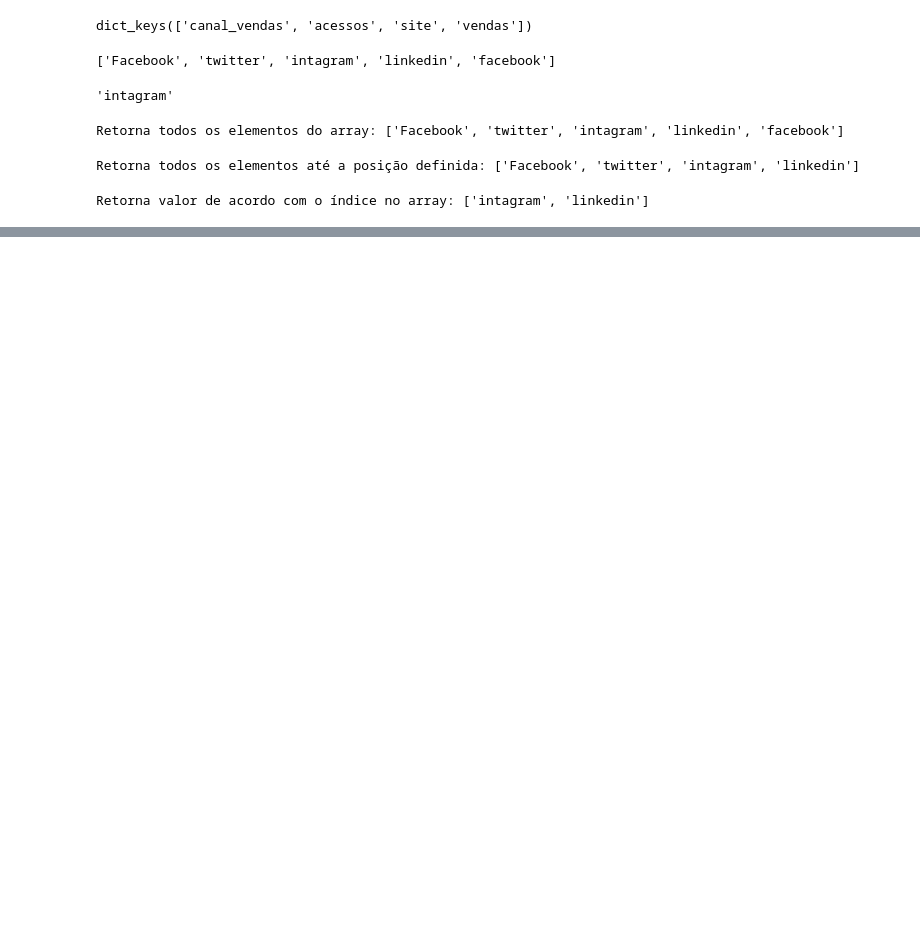
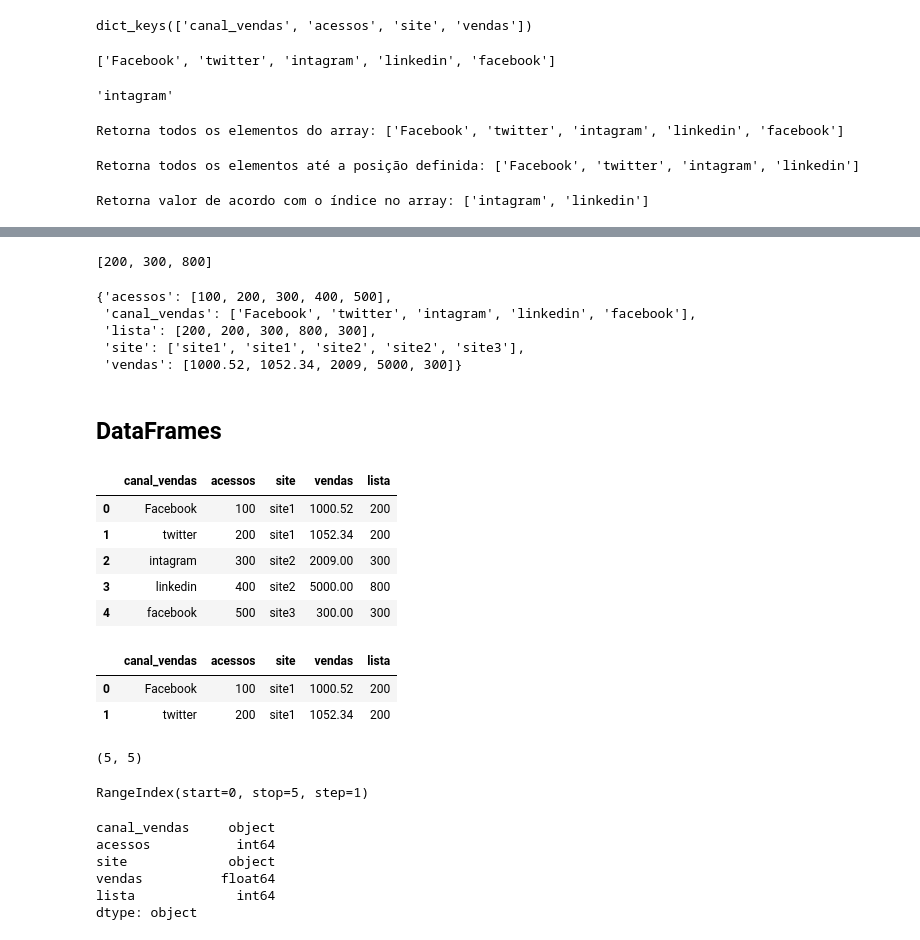
Before and after one commit to mr-dnl/aceleradev-codenation, a Jupyter notebook: aceleradev_semana2.ipynb, the cells around one changed output, grey strips where cells are left out. Saved outputs shown, nothing was run; the diff lists cells and outputs as text; code cells hidden in the pictures; blank space fills up the shorter version.

```diff
--- a/aceleradev_semana2.ipynb
+++ b/aceleradev_semana2.ipynb
@@ -76,0 +87,5 @@ del dados
+# %%
+#Fatia da lista (slice) -- A partir do índice 1, retorne até o quarto valor
+lista[1:4]
+# %% [output]
+[200, 300, 800]
@@ -76,0 +95,10 @@ del dados
+# %%
+dados
+# %% [output]
+{'acessos': [100, 200, 300, 400, 500],
+ 'canal_vendas': ['Facebook', 'twitter', 'intagram', 'linkedin', 'facebook'],
+ 'lista': [200, 200, 300, 800, 300],
+ 'site': ['site1', 'site1', 'site2', 'site2', 'site3'],
+ 'vendas': [1000.52, 1052.34, 2009, 5000, 300]}
+# %% [markdown]
+## **DataFrames**
@@ -76,0 +108,37 @@ del dados
+# %%
+#Acessando o dataframe
+dataframe
+# %% [output]
+|  | canal_vendas | acessos | site | vendas | lista |
+| 0 | Facebook | 100 | site1 | 1000.52 | 200 |
+| 1 | twitter | 200 | site1 | 1052.34 | 200 |
+| 2 | intagram | 300 | site2 | 2009.00 | 300 |
+| 3 | linkedin | 400 | site2 | 5000.00 | 800 |
+| 4 | facebook | 500 | site3 | 300.00 | 300 |
+# %%
+#Printando os primeiros casos do dataframe
+dataframe.head(2)
+# %% [output]
+|  | canal_vendas | acessos | site | vendas | lista |
+| 0 | Facebook | 100 | site1 | 1000.52 | 200 |
+| 1 | twitter | 200 | site1 | 1052.34 | 200 |
+# %%
+#Verificando o formado do dataframe (total de linhas e colunas)
+dataframe.shape
+# %% [output]
+(5, 5)
+# %%
+#Verificando o índice do dataframe
+dataframe.index
+# %% [output]
+RangeIndex(start=0, stop=5, step=1)
+# %%
+#Verificando os tipos dos dados do dataframe
+dataframe.dtypes
+# %% [output]
+canal_vendas     object
+acessos           int64
+site             object
+vendas          float64
+lista             int64
+dtype: object
```
Also changed, not shown: parts of 33 cells of this notebook.
